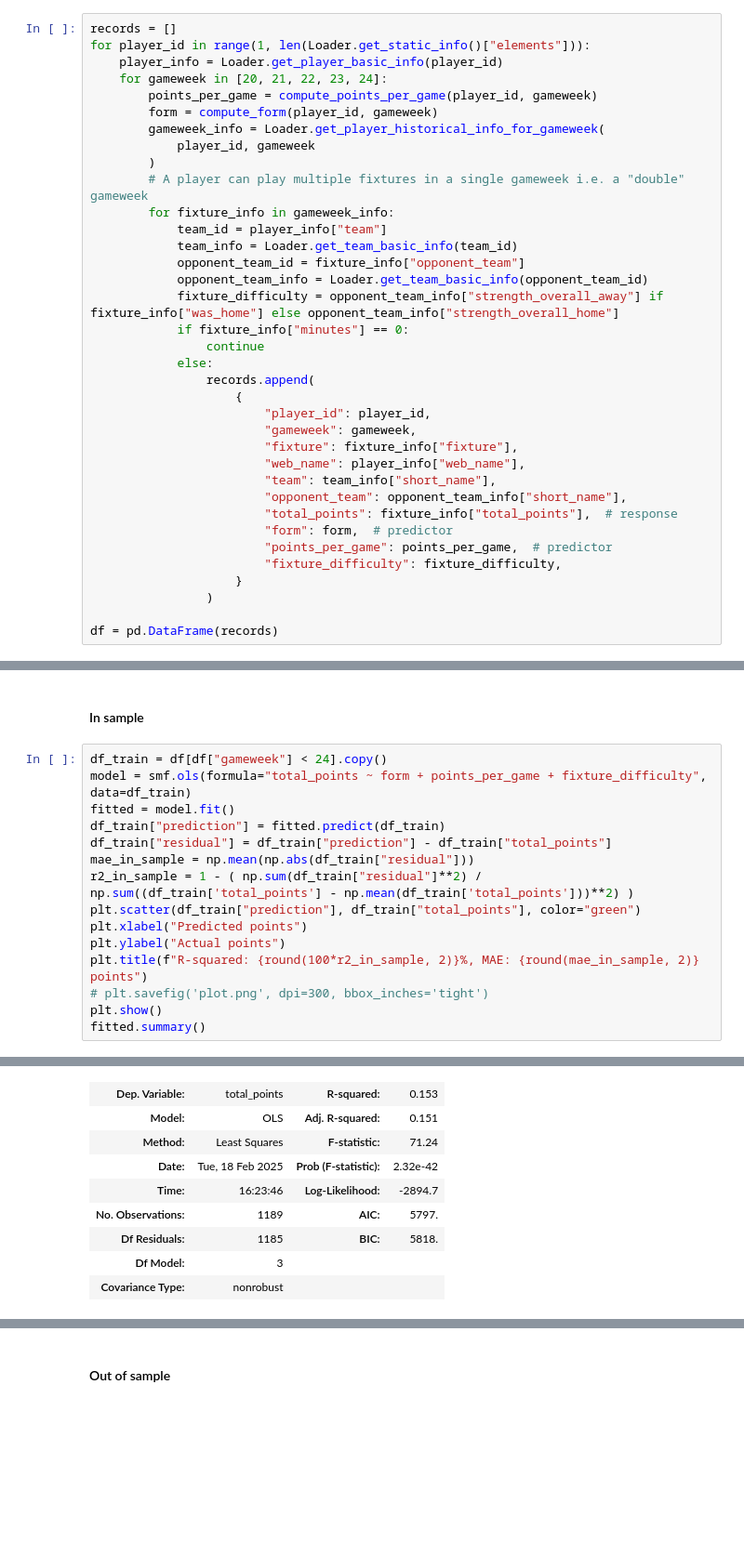
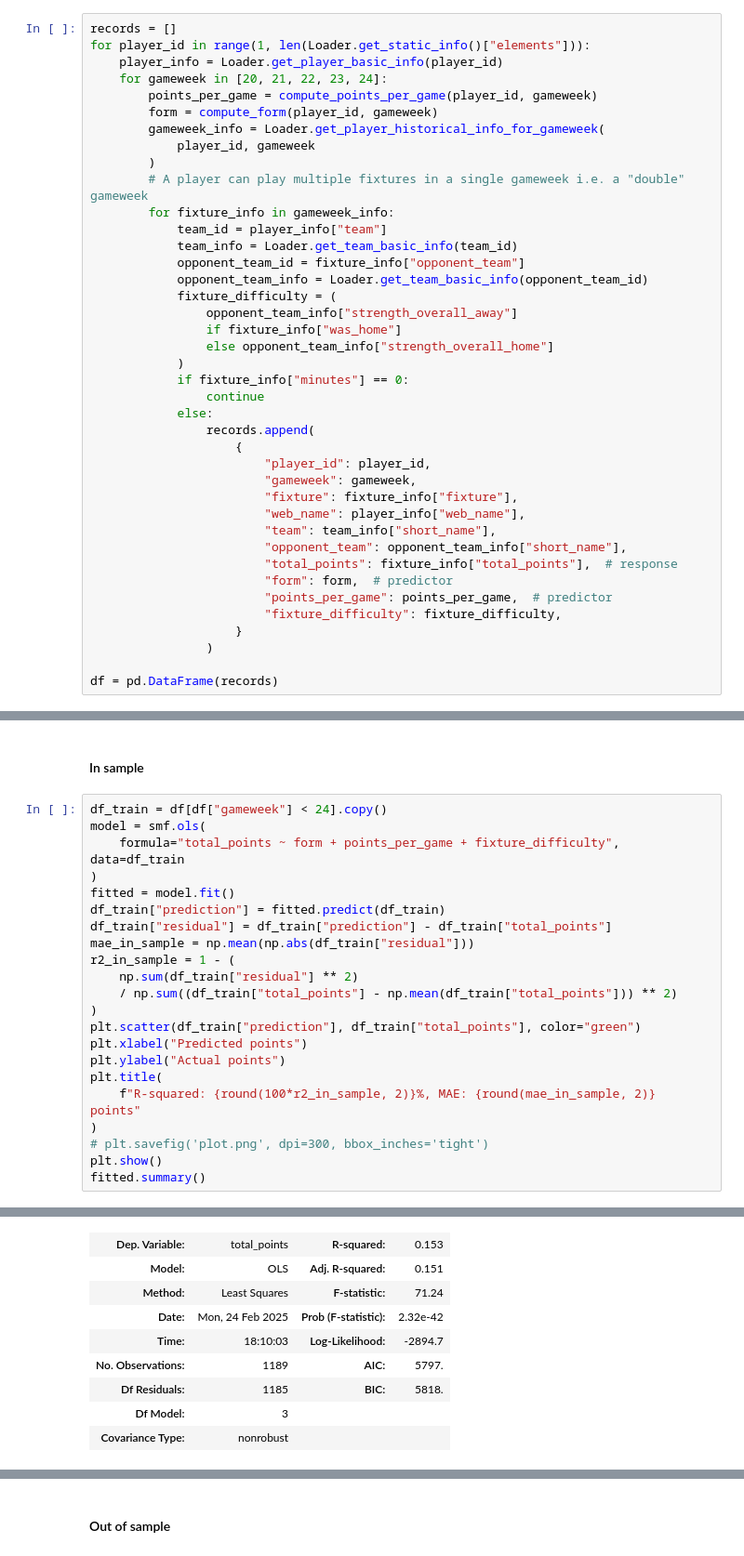
Before and after one commit to aav31/fpl-toolkit, a Jupyter notebook: regression.ipynb, the cells around one changed output, grey strips where cells are left out. Shown at 93% size. Cells and saved outputs as stored; diff of their text form; blank space fills up the shorter version.

```diff
--- a/regression.ipynb
+++ b/regression.ipynb
@@ -50,7 +52,11 @@ for player_id in range(1, len(Loader.get_static_info()["elements"])):
             team_info = Loader.get_team_basic_info(team_id)
             opponent_team_id = fixture_info["opponent_team"]
             opponent_team_info = Loader.get_team_basic_info(opponent_team_id)
-            fixture_difficulty = opponent_team_info["strength_overall_away"] if fixture_info["was_home"] else opponent_team_info["strength_overall_home"]
+            fixture_difficulty = (
+                opponent_team_info["strength_overall_away"]
+                if fixture_info["was_home"]
+                else opponent_team_info["strength_overall_home"]
+            )
             if fixture_info["minutes"] == 0:
                 continue
             else:
@@ -84,27 +90,34 @@ df[df["player_id"] == 328]
 #### In sample
 # %%
 df_train = df[df["gameweek"] < 24].copy()
-model = smf.ols(formula="total_points ~ form + points_per_game + fixture_difficulty", data=df_train)
+model = smf.ols(
+    formula="total_points ~ form + points_per_game + fixture_difficulty", data=df_train
+)
 fitted = model.fit()
 df_train["prediction"] = fitted.predict(df_train)
 df_train["residual"] = df_train["prediction"] - df_train["total_points"]
 mae_in_sample = np.mean(np.abs(df_train["residual"]))
-r2_in_sample = 1 - ( np.sum(df_train["residual"]**2) / np.sum((df_train['total_points'] - np.mean(df_train['total_points']))**2) )
+r2_in_sample = 1 - (
+    np.sum(df_train["residual"] ** 2)
+    / np.sum((df_train["total_points"] - np.mean(df_train["total_points"])) ** 2)
+)
 plt.scatter(df_train["prediction"], df_train["total_points"], color="green")
 plt.xlabel("Predicted points")
 plt.ylabel("Actual points")
-plt.title(f"R-squared: {round(100*r2_in_sample, 2)}%, MAE: {round(mae_in_sample, 2)} points")
+plt.title(
+    f"R-squared: {round(100*r2_in_sample, 2)}%, MAE: {round(mae_in_sample, 2)} points"
+)
 # plt.savefig('plot.png', dpi=300, bbox_inches='tight')
 plt.show()
 fitted.summary()
 # %% [output]
 [figure]
 OLS Regression Results
 | Dep. Variable: | total_points | R-squared: | 0.153 |
 | Model: | OLS | Adj. R-squared: | 0.151 |
 | Method: | Least Squares | F-statistic: | 71.24 |
-| Date: | Tue, 18 Feb 2025 | Prob (F-statistic): | 2.32e-42 |
-| Time: | 16:23:46 | Log-Likelihood: | -2894.7 |
+| Date: | Mon, 24 Feb 2025 | Prob (F-statistic): | 2.32e-42 |
+| Time: | 18:10:03 | Log-Likelihood: | -2894.7 |
 | No. Observations: | 1189 | AIC: | 5797. |
 | Df Residuals: | 1185 | BIC: | 5818. |
 | Df Model: | 3 |  |  |
```
Also changed, not shown: parts of 12 cells of this notebook.
